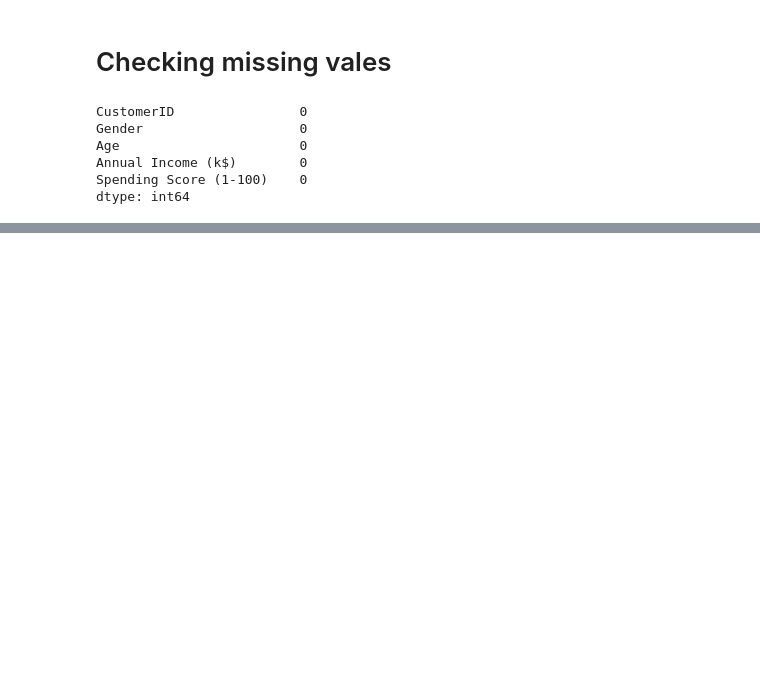
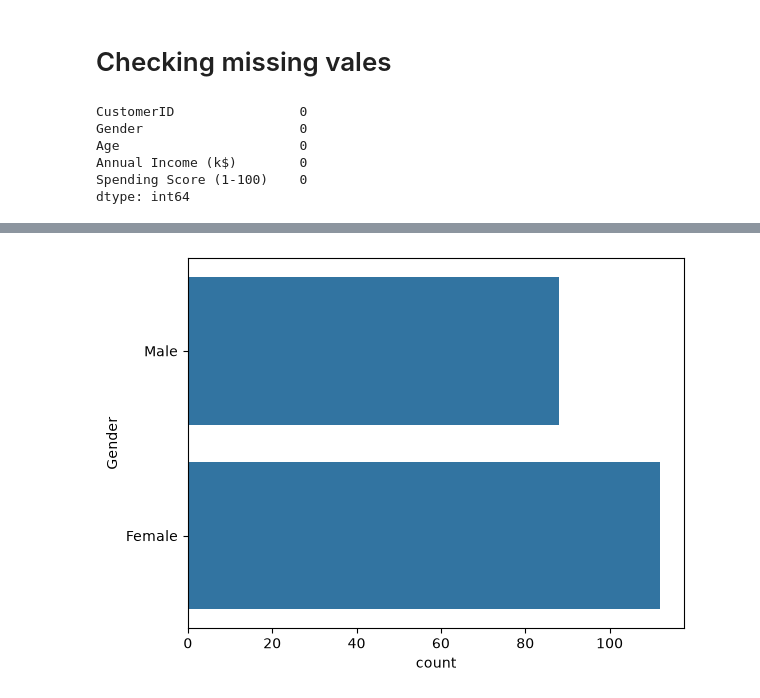
Before and after one commit to shy942/ML-exploration, a Jupyter notebook: notebooks/05_Clustering.ipynb, the cells around one changed output, grey strips where cells are left out. Cells and saved outputs as stored; diff of their text form; code cells hidden in the pictures; blank space fills up the shorter version.

```diff
--- a/notebooks/05_Clustering.ipynb
+++ b/notebooks/05_Clustering.ipynb
@@ -66,0 +87,6 @@ dtype: int64
+# %%
+# Gender count
+sns.countplot(df['Gender'])
+plt.show()
+# %% [output]
+[figure, added]
```
Also changed, not shown: parts of 14 cells of this notebook.
